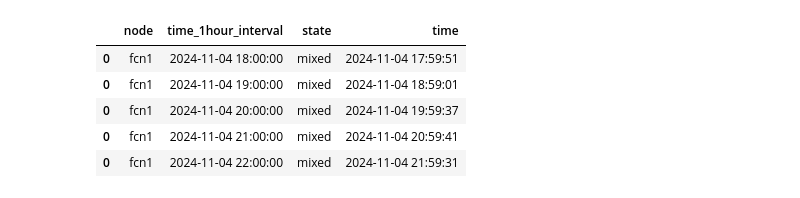
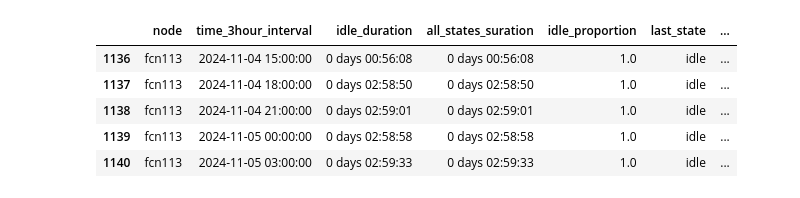
Before and after one commit to sara-nl/energy_efficiency_system_level, a Jupyter notebook: ML_sinfo.ipynb, the cells around one changed output. Saved outputs shown, nothing was run; the diff lists cells and outputs as text; code cells hidden in the pictures.

```diff
--- a/ML_sinfo.ipynb
+++ b/ML_sinfo.ipynb
@@ -11,15 +26,8 @@ from utils import format_node_names
 # %%
-pd.set_option('display.max_columns', None)
-pd.set_option('display.max_rows', None)
-pd.options.display.precision = 4 # show 4 digits precision
-folder_path_slurm_data = Path('./system_analytics_2024/slurm_data')
-folder_path_saving_results = Path('./results')
-
 
 # for getting the up-to-date data run the clenaing_sinfo file
 # with the latest data from the system.
-df = pd.read_parquet(folder_path_slurm_data / 'sinfo_cleaned.parquet.gzip')
-df.sort_values(['node', 'time'], inplace=True)
+df = pd.read_parquet(folder_path_slurm_data / 'sinfo_EDA_cleaned.parquet.gzip')
 df.sample(n=10)
 # %% [output]
 |  | node | time | state | node_type | time_30min_interval | time_1hour_interval | time_3hour_interval | ... |
@@ -80,0 +44,13 @@ df_stat.head()
+# %%
+"""
+TEMPORRAY: At the end of the EDA notebook or notebooks save a data frame for ML.
+"""
+# the time interval that we put all the states in it.
+map_time_col = {'time_1hour_interval':pd.Timedelta('1h'),
+                'time_30min_interval':pd.Timedelta('30min'),
+                'time_3hour_interval':pd.Timedelta('3h')
+                }
+# pick a time col
+time_col = 'time_3hour_interval'
+df_stat = get_idle_proportion(df, time_col)
+df_stat.sample(n=10)
@@ -81,18 +69,25 @@ df_stat.head()
 # %%
 # get the last state of the node before the interval
 """
 note the trick here!
 """
 
 df_last = df.groupby(['node', time_col], as_index=False)[['node', time_col, 'state', 'time']].tail(1).copy()
 
 # shift the time without making assumption about the next row
-df_last[time_col] = (df_last[time_col] + map_time_col[time_col]).copy()
-df_last.head()
+# I am not sure we ned to shift the data
+# df_last[time_col] = (df_last[time_col] + map_time_col[time_col]).copy()
+
+
+
+df_stat = pd.merge(df_stat, df_last[['node', time_col, 'state', 'time']],
+                   how='left', on=['node', time_col]).copy()
+df_stat.rename(columns={'time':'time_for_last_state', 'state': 'last_state'}, inplace=True)
+df_stat[df_stat['node'].isin(['fcn113', 'fcn114'])].head()
 # %% [output]
-|  | node | time_1hour_interval | state | time |
-| 0 | fcn1 | 2024-11-04 18:00:00 | mixed | 2024-11-04 17:59:51 |
-| 0 | fcn1 | 2024-11-04 19:00:00 | mixed | 2024-11-04 18:59:01 |
-| 0 | fcn1 | 2024-11-04 20:00:00 | mixed | 2024-11-04 19:59:37 |
-| 0 | fcn1 | 2024-11-04 21:00:00 | mixed | 2024-11-04 20:59:41 |
-| 0 | fcn1 | 2024-11-04 22:00:00 | mixed | 2024-11-04 21:59:31 |
+|  | node | time_3hour_interval | idle_duration | all_states_suration | idle_proportion | last_state | ... |
+| 1136 | fcn113 | 2024-11-04 15:00:00 | 0 days 00:56:08 | 0 days 00:56:08 | 1.0 | idle | ... |
+| 1137 | fcn113 | 2024-11-04 18:00:00 | 0 days 02:58:50 | 0 days 02:58:50 | 1.0 | idle | ... |
+| 1138 | fcn113 | 2024-11-04 21:00:00 | 0 days 02:59:01 | 0 days 02:59:01 | 1.0 | idle | ... |
+| 1139 | fcn113 | 2024-11-05 00:00:00 | 0 days 02:58:58 | 0 days 02:58:58 | 1.0 | idle | ... |
+| 1140 | fcn113 | 2024-11-05 03:00:00 | 0 days 02:59:33 | 0 days 02:59:33 | 1.0 | idle | ... |
```
Also changed, not shown: parts of 16 cells of this notebook, 3 other files.
